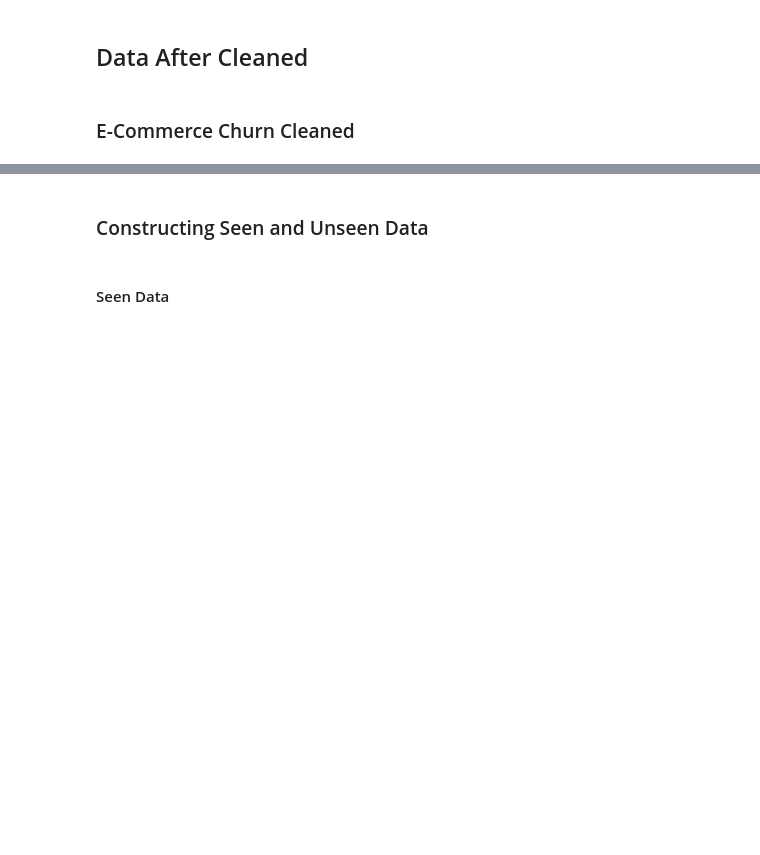
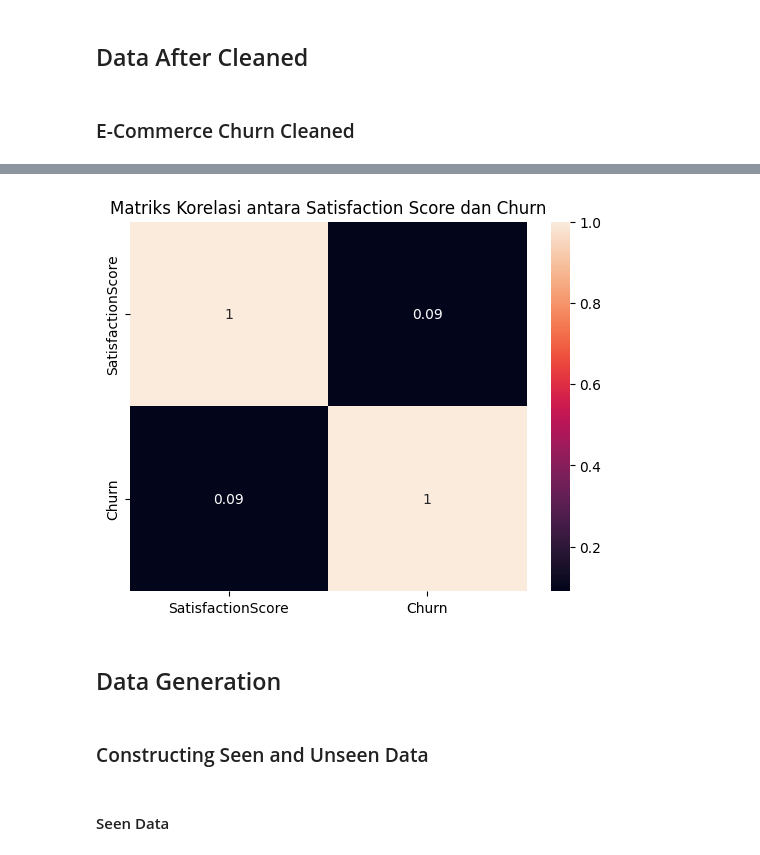
Before and after one commit to ratihbudii/machine_learning_Ecommerce, a Jupyter notebook: notebooks/1.0-rbs-ecommercechurn-notebook.ipynb, the cells around one changed output, grey strips where cells are left out. Cells and saved outputs as stored; diff of their text form; code cells hidden in the pictures; blank space fills up the shorter version.

Commit message:
Adding Exploration Data Analysis

```diff
--- a/notebooks/1.0-rbs-ecommercechurn-notebook.ipynb
+++ b/notebooks/1.0-rbs-ecommercechurn-notebook.ipynb
@@ -283,3 +401,15 @@ df_ecommerce_cleaned
+# %%
+corr_matrix_satisfaction_churn = df_ecommerce_cleaned[['SatisfactionScore', 'Churn']].corr()
+# %%
+# Visualisasi heatmap
+
+sns.heatmap(corr_matrix_satisfaction_churn, annot=True)
+plt.title('Matriks Korelasi antara Satisfaction Score dan Churn')
+plt.show()
+# %% [output]
+[figure, added]
+# %% [markdown]
+## Data Generation
 # %% [markdown]
 ### Constructing Seen and Unseen Data
 # %% [markdown]
```
Also changed, not shown: parts of 29 cells of this notebook.
